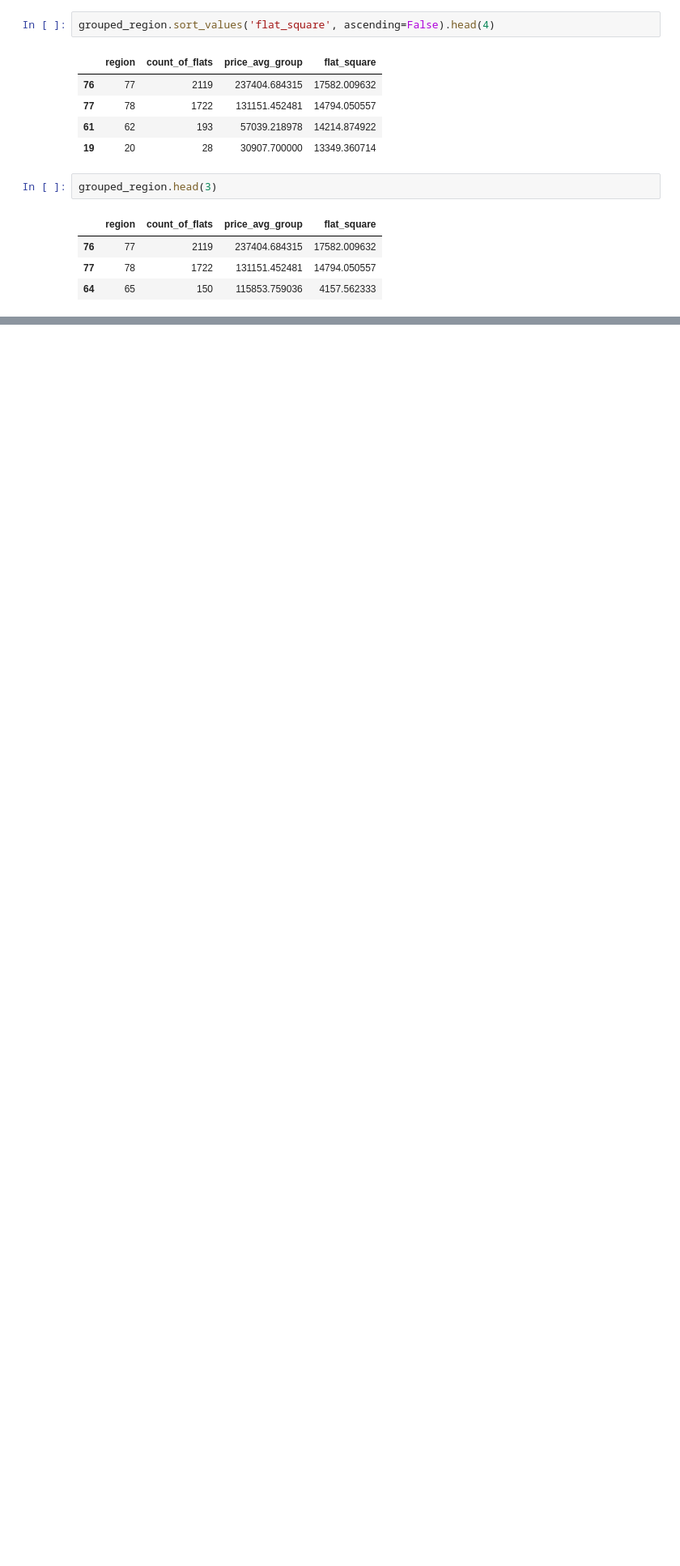
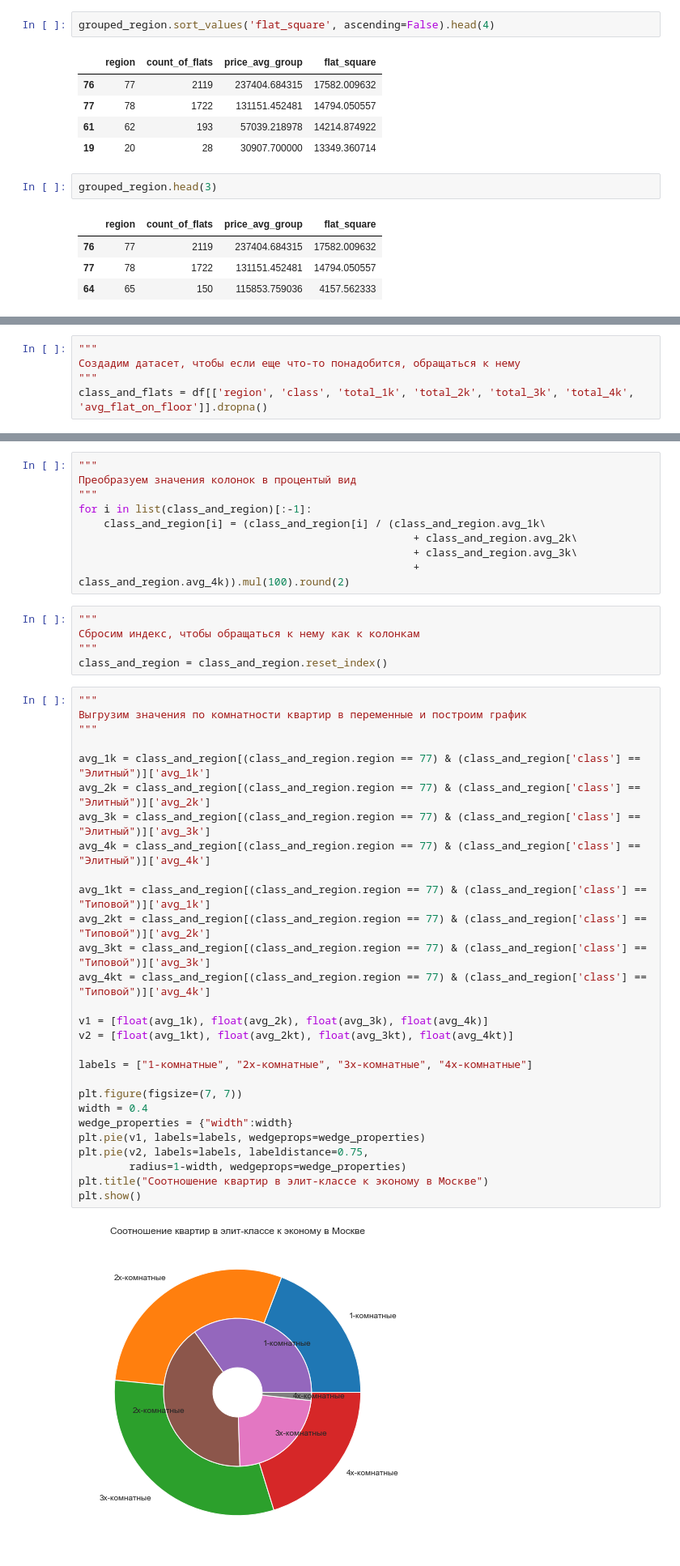
Before and after one commit to Dmilis/DS_student, a Jupyter notebook: Homework2.ipynb, the cells around one changed output, grey strips where cells are left out. Shown: that part at 81% size. Drawn from its saved outputs; the diff is of its cells as text; blank space fills up the shorter version.

```diff
--- a/Homework2.ipynb
+++ b/Homework2.ipynb
@@ -355,0 +343,5 @@ grouped_region
+# %%
+"""
+Создадим датасет, чтобы если еще что-то понадобится, обращаться к нему
+"""
+class_and_flats = df[['region', 'class', 'total_1k', 'total_2k', 'total_3k', 'total_4k', 'avg_flat_on_floor']].dropna()
@@ -355,0 +373,44 @@ grouped_region
+# %%
+"""
+Преобразуем значения колонок в процентый вид
+"""
+for i in list(class_and_region)[:-1]:
+    class_and_region[i] = (class_and_region[i] / (class_and_region.avg_1k\
+                                                     + class_and_region.avg_2k\
+                                                     + class_and_region.avg_3k\
+                                                     + class_and_region.avg_4k)).mul(100).round(2)
+# %%
+"""
+Сбросим индекс, чтобы обращаться к нему как к колонкам
+"""
+class_and_region = class_and_region.reset_index()
+# %%
+"""
+Выгрузим значения по комнатности квартир в переменные и построим график
+"""
+
+avg_1k = class_and_region[(class_and_region.region == 77) & (class_and_region['class'] == "Элитный")]['avg_1k']
+avg_2k = class_and_region[(class_and_region.region == 77) & (class_and_region['class'] == "Элитный")]['avg_2k']
+avg_3k = class_and_region[(class_and_region.region == 77) & (class_and_region['class'] == "Элитный")]['avg_3k']
+avg_4k = class_and_region[(class_and_region.region == 77) & (class_and_region['class'] == "Элитный")]['avg_4k']
+
+avg_1kt = class_and_region[(class_and_region.region == 77) & (class_and_region['class'] == "Типовой")]['avg_1k']
+avg_2kt = class_and_region[(class_and_region.region == 77) & (class_and_region['class'] == "Типовой")]['avg_2k']
+avg_3kt = class_and_region[(class_and_region.region == 77) & (class_and_region['class'] == "Типовой")]['avg_3k']
+avg_4kt = class_and_region[(class_and_region.region == 77) & (class_and_region['class'] == "Типовой")]['avg_4k']
+
+v1 = [float(avg_1k), float(avg_2k), float(avg_3k), float(avg_4k)]
+v2 = [float(avg_1kt), float(avg_2kt), float(avg_3kt), float(avg_4kt)]
+
+labels = ["1-комнатные", "2х-комнатные", "3х-комнатные", "4х-комнатные"]
+
+plt.figure(figsize=(7, 7))
+width = 0.4
+wedge_properties = {"width":width}
+plt.pie(v1, labels=labels, wedgeprops=wedge_properties)
+plt.pie(v2, labels=labels, labeldistance=0.75,
+        radius=1-width, wedgeprops=wedge_properties)
+plt.title("Соотношение квартир в элит-классе к эконому в Москве")
+plt.show()
+# %% [output]
+[figure, added]
```
Also changed, not shown: parts of 22 cells of this notebook.
